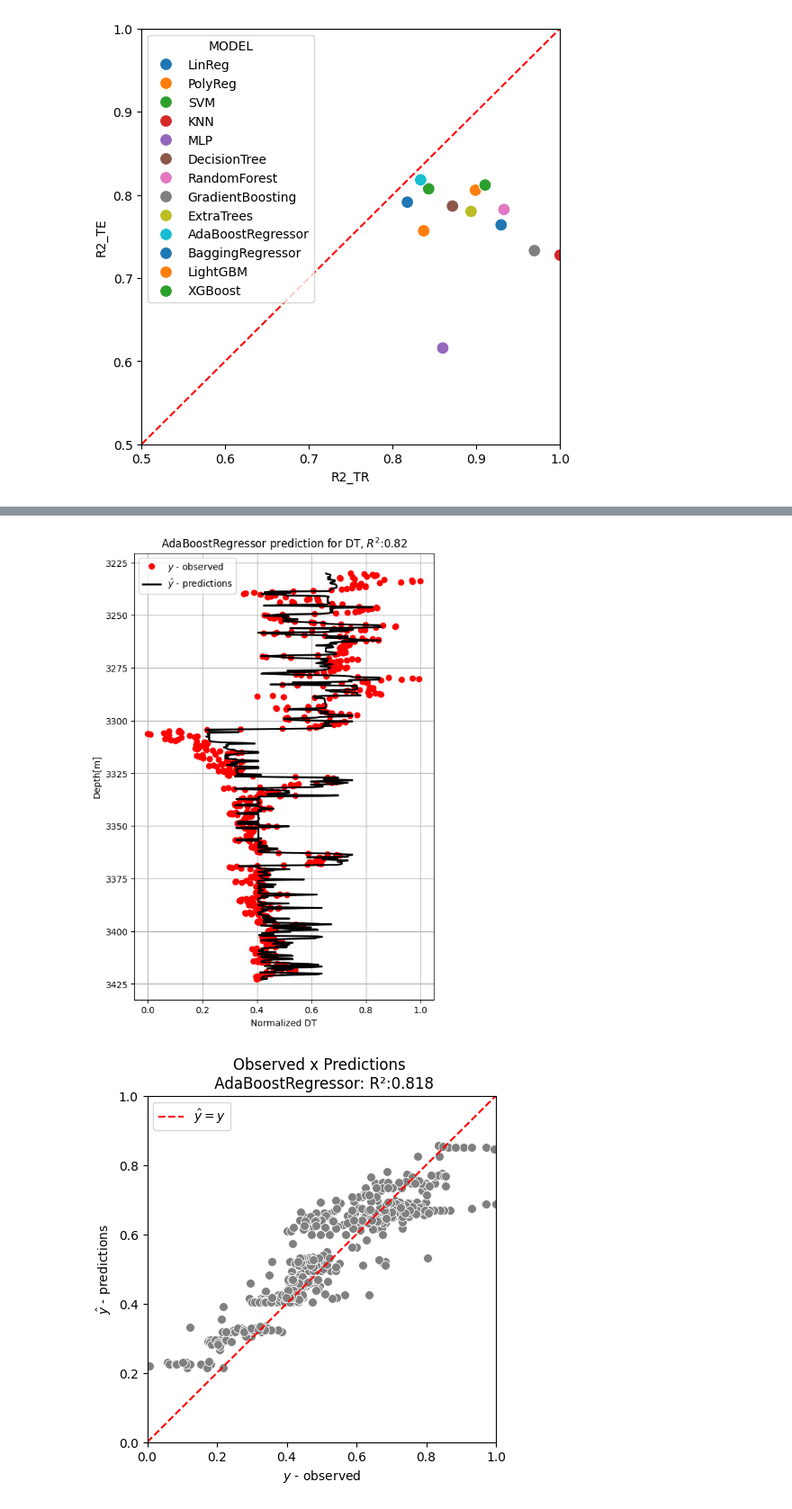
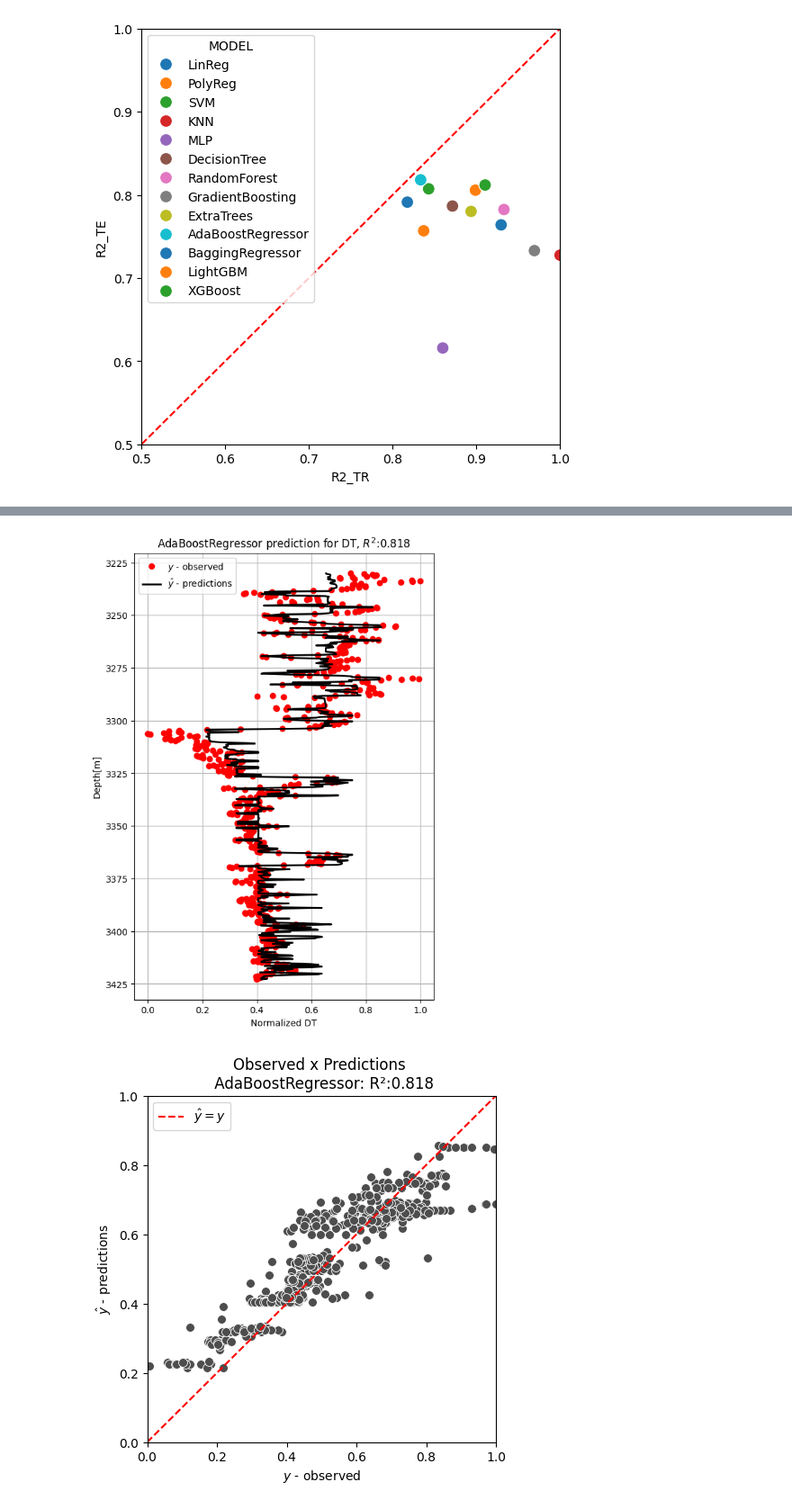
Before and after one commit to felipecostapereira/SYSID_well_logs, a Jupyter notebook: regression_DT_filter.ipynb, the cells around one changed output, grey strips where cells are left out. Shown: that part at 90% size. Saved outputs shown, nothing was run; the diff lists cells and outputs as text; code cells hidden in the pictures.

```diff
--- a/regression_DT_filter.ipynb
+++ b/regression_DT_filter.ipynb
@@ -481,34 +483,34 @@ plt.figure(figsize=(6,9))
 plt.plot(y_te,test_df['MD'],'ro')
 plt.plot(y_hat,test_df['MD'], 'k', lw=2)
 plt.gca().invert_yaxis()
-plt.title(f'{best_model} prediction for {output[0]}, $R^2$:{r2_score(y_te, y_hat):.2f}')
+plt.title(f'{best_model} prediction for {output[0]}, $R^2$:{r2_score(y_te, y_hat):.3f}')
 plt.xlabel(f'Normalized {output[0]}')
 plt.ylabel('Depth[m]')
 plt.legend(['$y$ - observed','$\hat{y}$ - predictions'])
 plt.grid()
 # %% [output]
-[figure, old version]
+[figure, new version]
 # %%
 fig = plt.figure(figsize=(5,5))
 # fig = plt.figure(figsize=(12,12))
 lim =(0,1)
 
-sns.scatterplot(x=y_te.ravel(), y=y_hat.ravel(), s=50, color='.5')
+sns.scatterplot(x=y_te.ravel(), y=y_hat.ravel(), s=50, color='.3')
 # sns.kdeplot(x=y_te.ravel(), y=y_hat.ravel(), levels=10, linewidths=1, thresh=0.01, color='grey')
 
 plt.plot(lim, lim, 'r--', label='$\hat{y}=y$')
 plt.xlim(lim)
 plt.ylim(lim)
 
 plt.xlabel('$y$ - observed')
 plt.ylabel('$\hat{y}$ - predictions')
 
 plt.legend(loc='upper left')
 
 plt.title(f"Observed x Predictions \n {df_results.loc[0,'MODEL']}: R²:{df_results.loc[0,'R2_TE']:.3f}")
 
 # p = os.path.join(os.getcwd(), 'outputs', 'images_ensembles', '7_crossplot_y_yhat.eps')
 # fig.savefig(p, format='eps')
 pass;
 # %% [output]
-[figure, old version]
+[figure, new version]
```
Also changed, not shown: parts of 8 cells of this notebook.
